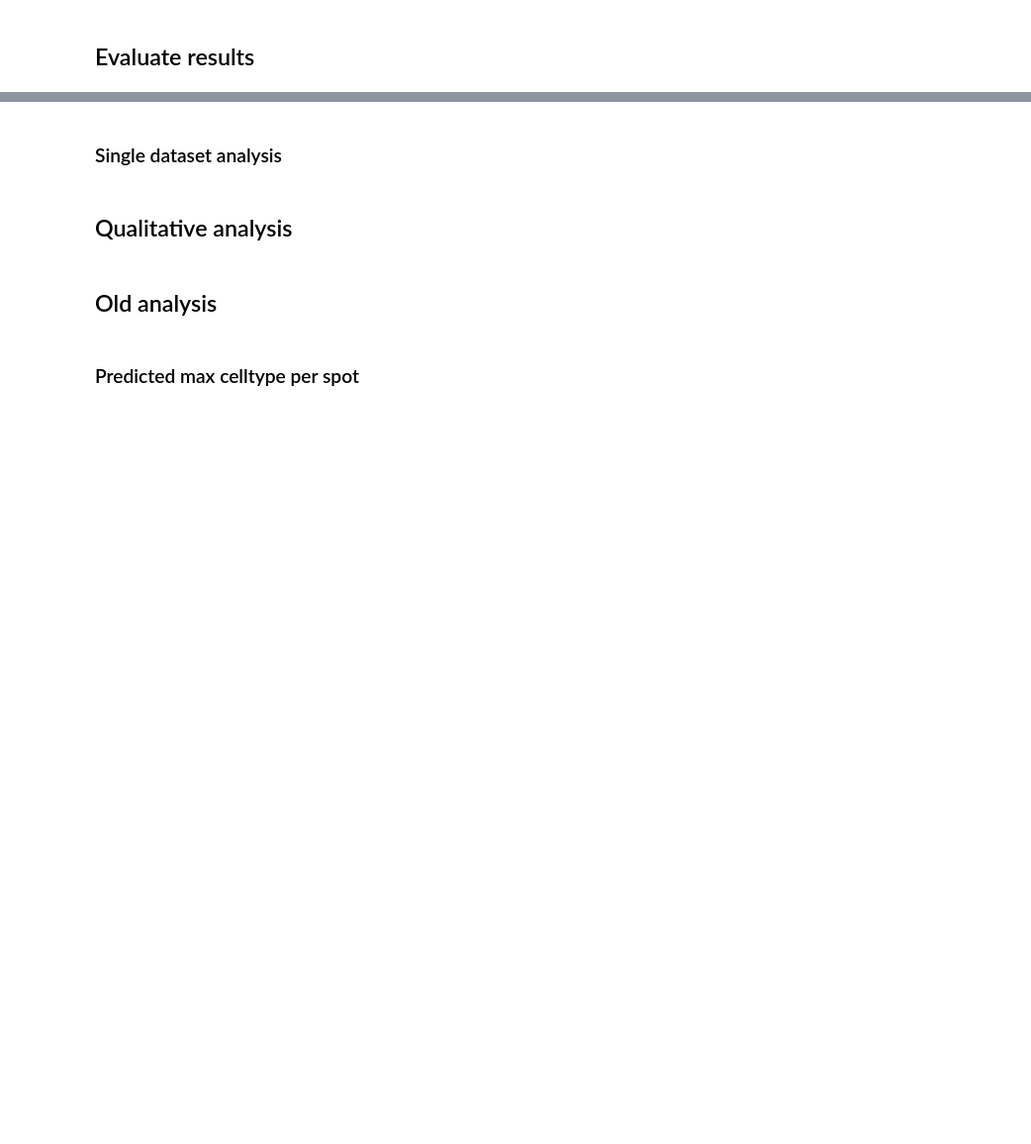
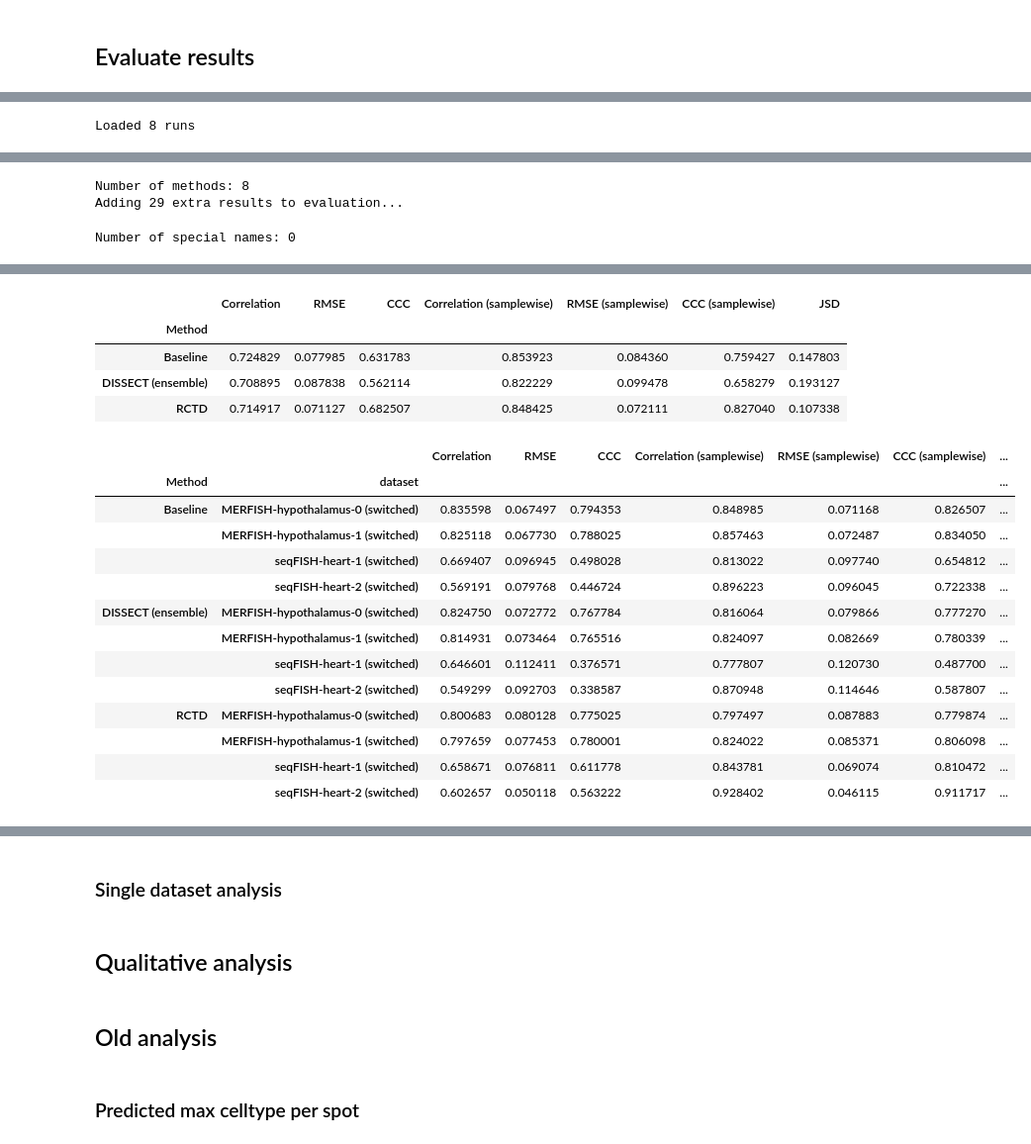
Before and after one commit to robinredX/DISSECT, a Jupyter notebook: notebooks/eval_spatial.ipynb, the cells around one changed output, grey strips where cells are left out. Shown at 99% size. Cells and saved outputs as stored; diff of their text form; code cells hidden in the pictures; blank space fills up the shorter version.

Commit message:
add new evaluation notebooks and refactor old one

```diff
--- a/notebooks/eval_spatial.ipynb
+++ b/notebooks/eval_spatial.ipynb
@@ -152,0 +210,6 @@ for result in ensemble_results:
+# %%
+linear_runs = get_runs_for_tags_and_filters(baseline_tag="hard-exp", project="ssl-decon")
+linear_results = [get_result_for_run(run) for run in linear_runs]
+linear_dataset_names = [get_dataset_name_for_run(run, dataset_map, dataset_path_map) for run in linear_runs]
+linear_names = ["Linear baseline"] * len(linear_runs)
+print(linear_dataset_names)
@@ -231,0 +268,10 @@ all_mean_results
+# %%
+project = "multi-channel-gnn"
+baseline_tag = "latestv2-switched"
+# baseline_tag = "latestv2"
+ablation_tag = "ablation-hard"
+ablation_tag = None
+dataset_filter = dataset_names_orig[0:5]# + dataset_names_orig[5:7]
+dataset_filter = dataset_names_orig[0:0] + dataset_names_orig[8:8] + dataset_names_orig[-8:-6]
+dataset_filter = dataset_names_orig[-8:-6]
+print(dataset_filter)
@@ -231,0 +280,41 @@ all_mean_results
+# %%
+name = None
+import warnings
+# warnings.simplefilter('error')
+warnings.simplefilter("default")
+id_values = {
+    # "net/encoder_kwargs/mha_channel": [False, True],
+    "model/beta": [0.0, 7.5, "v2", "v3"]
+}
+save_path = f"./figures/performance_comparison_no_slideseq.png"
+(
+    tabular_results,
+    tabular_results_per_dataset,
+    mean_results,
+    std_results,
+    all_cellwise_results,
+    all_samplewise_results,
+    methods_df,
+) = evaluation_pipeline(
+    dataset_map,
+    dataset_path_map,
+    id_values,
+    name,
+    extra_results=extra_results,
+    extra_dataset_names=extra_dataset_names,
+    extra_method_names=extra_names,
+    baseline_tag=baseline_tag,
+    extra_tag=ablation_tag,
+    project=project,
+    metrics=["Correlation", "CCC", "RMSE"],
+    dataset_filter=dataset_filter,
+    # save_path=save_path,
+    # add_line_plot=True,
+    use_bar_plot=False,
+    return_all_dfs=True,
+    show=False,
+)
+display(tabular_results)
+display(tabular_results_per_dataset)
+# %% [output]
+Loaded 8 runs
@@ -231,0 +329,3 @@ all_mean_results
+Number of methods: 8
+Adding 29 extra results to evaluation...
+Number of special names: 0
@@ -231,0 +333,19 @@ all_mean_results
+|  | Correlation | RMSE | CCC | Correlation (samplewise) | RMSE (samplewise) | CCC (samplewise) | JSD |
+| Method |  |  |  |  |  |  |  |
+| Baseline | 0.724829 | 0.077985 | 0.631783 | 0.853923 | 0.084360 | 0.759427 | 0.147803 |
+| DISSECT (ensemble) | 0.708895 | 0.087838 | 0.562114 | 0.822229 | 0.099478 | 0.658279 | 0.193127 |
+| RCTD | 0.714917 | 0.071127 | 0.682507 | 0.848425 | 0.072111 | 0.827040 | 0.107338 |
+|  |  | Correlation | RMSE | CCC | Correlation (samplewise) | RMSE (samplewise) | CCC (samplewise) | ... |
+| Method | dataset |  |  |  |  |  |  | ... |
+| Baseline | MERFISH-hypothalamus-0 (switched) | 0.835598 | 0.067497 | 0.794353 | 0.848985 | 0.071168 | 0.826507 | ... |
+|  | MERFISH-hypothalamus-1 (switched) | 0.825118 | 0.067730 | 0.788025 | 0.857463 | 0.072487 | 0.834050 | ... |
+|  | seqFISH-heart-1 (switched) | 0.669407 | 0.096945 | 0.498028 | 0.813022 | 0.097740 | 0.654812 | ... |
+|  | seqFISH-heart-2 (switched) | 0.569191 | 0.079768 | 0.446724 | 0.896223 | 0.096045 | 0.722338 | ... |
+| DISSECT (ensemble) | MERFISH-hypothalamus-0 (switched) | 0.824750 | 0.072772 | 0.767784 | 0.816064 | 0.079866 | 0.777270 | ... |
+|  | MERFISH-hypothalamus-1 (switched) | 0.814931 | 0.073464 | 0.765516 | 0.824097 | 0.082669 | 0.780339 | ... |
+|  | seqFISH-heart-1 (switched) | 0.646601 | 0.112411 | 0.376571 | 0.777807 | 0.120730 | 0.487700 | ... |
+|  | seqFISH-heart-2 (switched) | 0.549299 | 0.092703 | 0.338587 | 0.870948 | 0.114646 | 0.587807 | ... |
+| RCTD | MERFISH-hypothalamus-0 (switched) | 0.800683 | 0.080128 | 0.775025 | 0.797497 | 0.087883 | 0.779874 | ... |
+|  | MERFISH-hypothalamus-1 (switched) | 0.797659 | 0.077453 | 0.780001 | 0.824022 | 0.085371 | 0.806098 | ... |
+|  | seqFISH-heart-1 (switched) | 0.658671 | 0.076811 | 0.611778 | 0.843781 | 0.069074 | 0.810472 | ... |
+|  | seqFISH-heart-2 (switched) | 0.602657 | 0.050118 | 0.563222 | 0.928402 | 0.046115 | 0.911717 | ... |
```
Also changed, not shown: parts of 41 cells of this notebook, 2 other files.
